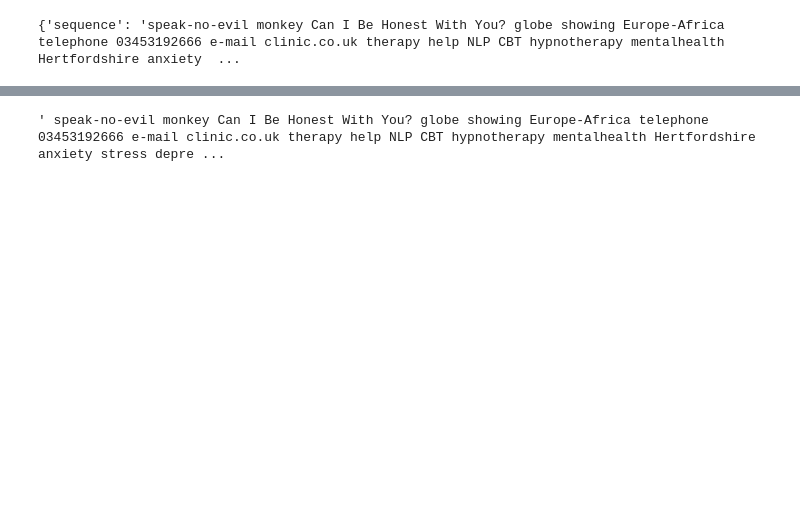
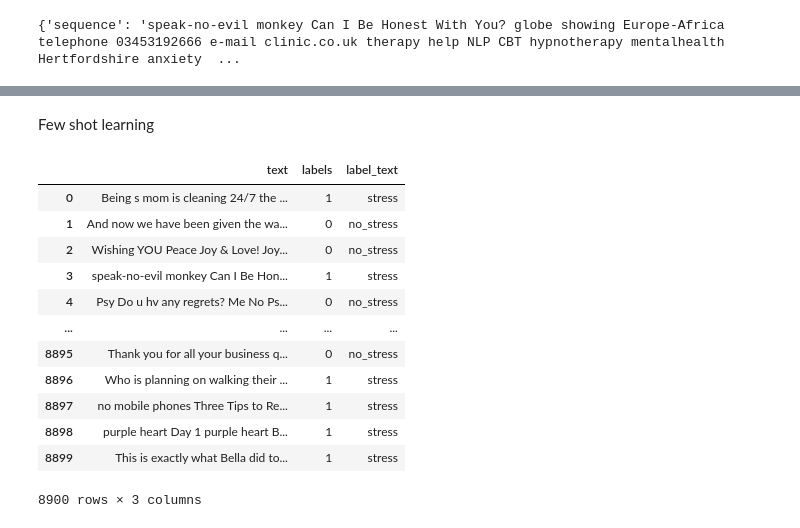
Before and after one commit to Ruthuvikas/Stress-tweet-detection, a Jupyter notebook: Stress_tweet_detect.ipynb, the cells around one changed output, grey strips where cells are left out. Cells and saved outputs as stored; diff of their text form; code cells hidden in the pictures; blank space fills up the shorter version.

Commit message:
Few shot learning

```diff
--- a/Stress_tweet_detect.ipynb
+++ b/Stress_tweet_detect.ipynb
@@ -349,5 +354,24 @@ df
 8900 rows × 3 columns
-# %%
-df['text'][3]
-# %% [output]
-' speak-no-evil monkey Can I Be Honest With You? globe showing Europe-Africa telephone 03453192666 e-mail clinic.co.uk therapy help NLP CBT hypnotherapy mentalhealth Hertfordshire anxiety stress depre ...
+# %%
+label_map = {0: 'no_stress', 1: 'stress'}
+df['label_text'] = df['labels'].map(label_map)
+# %% [markdown]
+Few shot learning
+# %%
+data = df[['text', 'labels', 'label_text']]
+
+data
+# %% [output]
+|  | text | labels | label_text |
+| 0 | Being s mom is cleaning 24/7 the ... | 1 | stress |
+| 1 | And now we have been given the wa... | 0 | no_stress |
+| 2 | Wishing YOU Peace Joy & Love! Joy... | 0 | no_stress |
+| 3 | speak-no-evil monkey Can I Be Hon... | 1 | stress |
+| 4 | Psy Do u hv any regrets? Me No Ps... | 0 | no_stress |
+| ... | ... | ... | ... |
+| 8895 | Thank you for all your business q... | 0 | no_stress |
+| 8896 | Who is planning on walking their ... | 1 | stress |
+| 8897 | no mobile phones Three Tips to Re... | 1 | stress |
+| 8898 | purple heart Day 1 purple heart B... | 1 | stress |
+| 8899 | This is exactly what Bella did to... | 1 | stress |
+8900 rows × 3 columns
```
Also changed, not shown: parts of 18 cells of this notebook.
